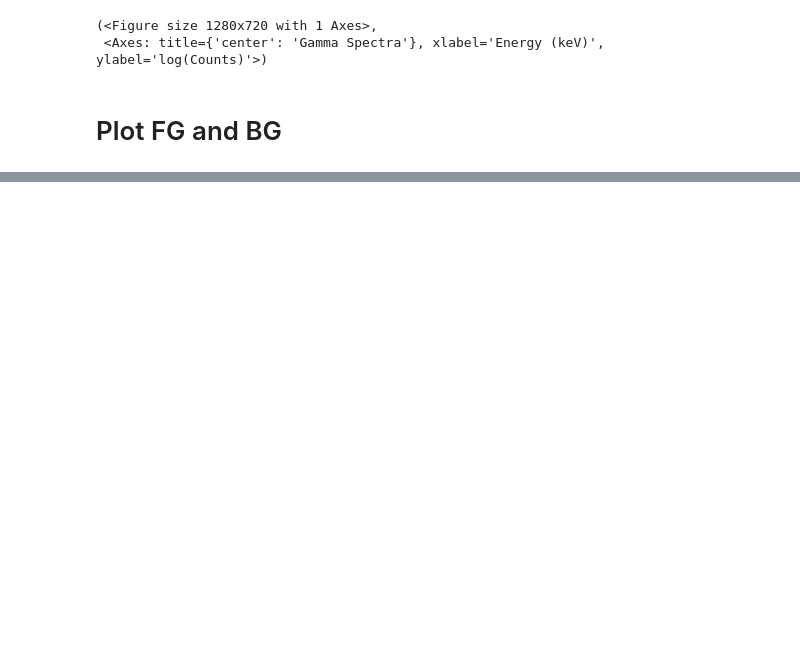
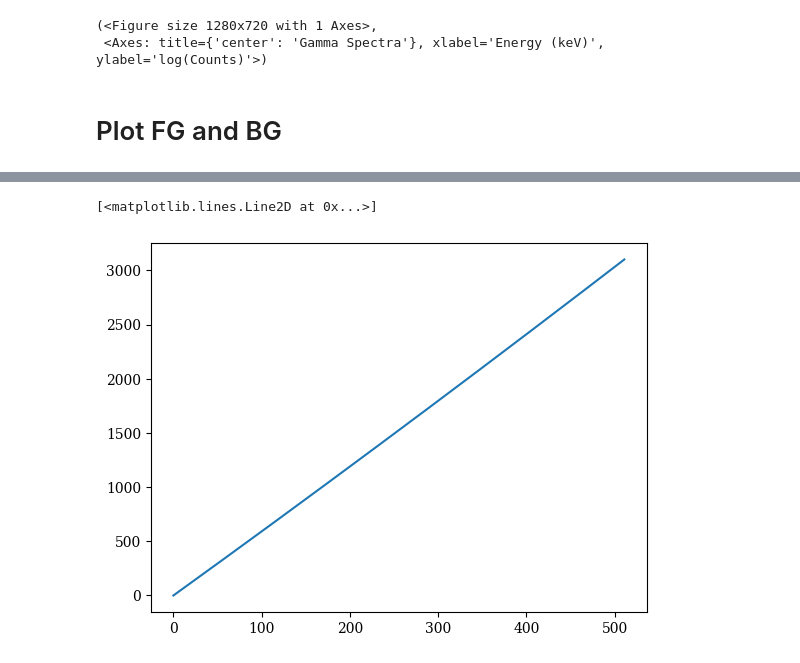
Before and after one commit to sandialabs/PyRIID, a Jupyter notebook: examples/visualization/plots.ipynb, the cells around one changed output, grey strips where cells are left out. Saved outputs shown, nothing was run; the diff lists cells and outputs as text; code cells hidden in the pictures; blank space fills up the shorter version.

```diff
--- a/examples/visualization/plots.ipynb
+++ b/examples/visualization/plots.ipynb
@@ -128,0 +143,5 @@ plot_fg_and_bg_spectra(fg_ss, bg_ss, index=3000, yscale='log', xscale='log', xli
+# %%
+plt.plot(fg_ss.get_channel_energies(index))
+# %% [output]
+[<matplotlib.lines.Line2D at 0x...>]
+[figure, added]
```
Also changed, not shown: parts of 6 cells of this notebook.
